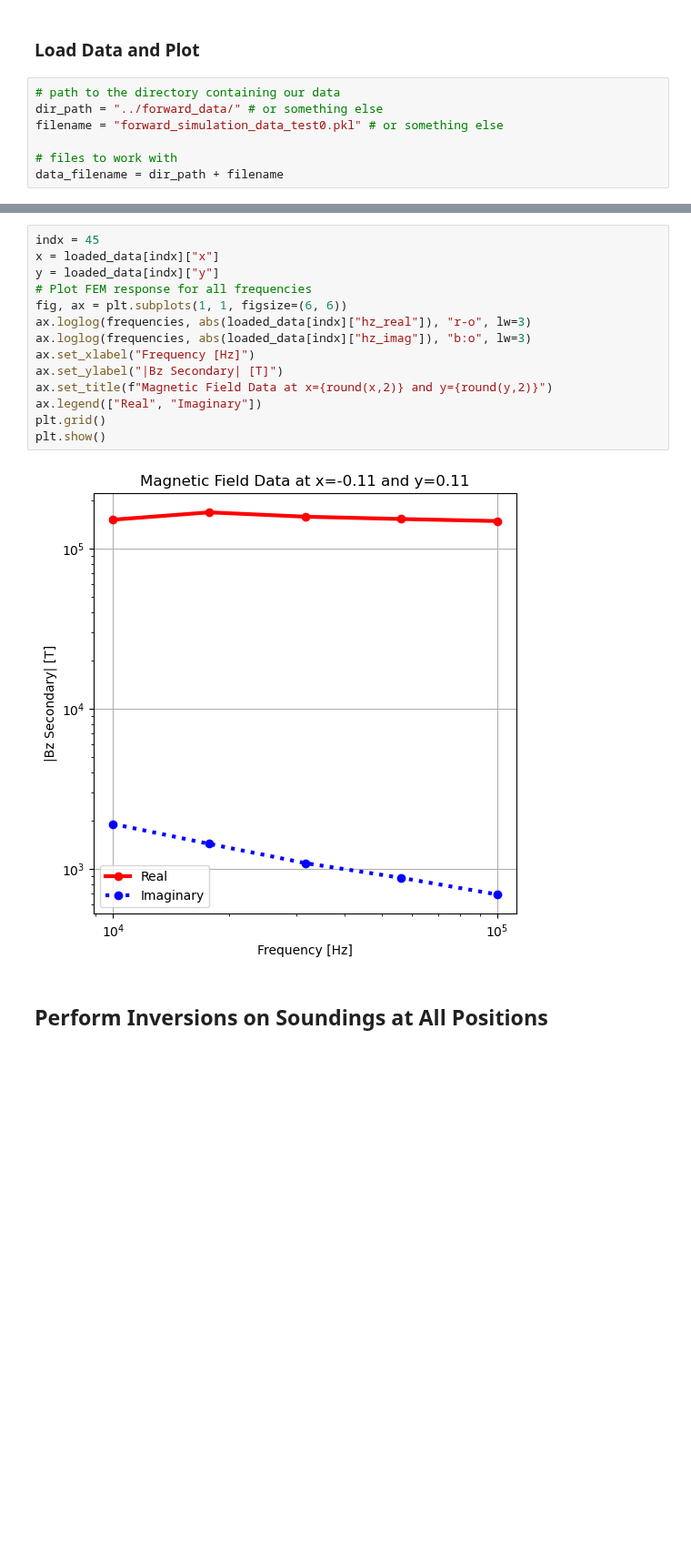
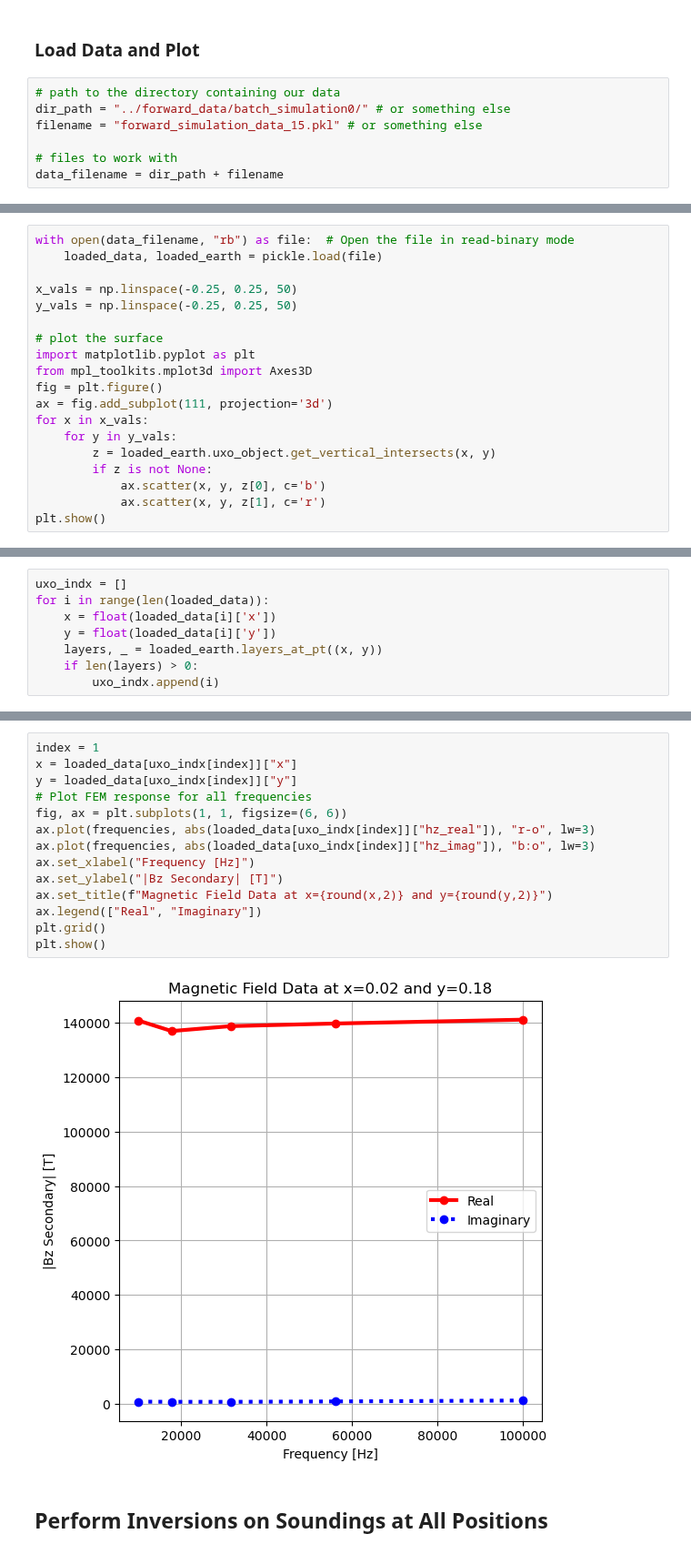
Before and after one commit to matthewhasman/Geophysical-Electromagnetic-Scanner, a Jupyter notebook: UXO_simulation/inversion_simulation_1D.ipynb, the cells around one changed output, grey strips where cells are left out. Shown at 91% size. Drawn from its saved outputs; the diff is of its cells as text; blank space fills up the shorter version.

Commit message:
inversion mode updated for multiple data points

```diff
--- a/UXO_simulation/inversion_simulation_1D.ipynb
+++ b/UXO_simulation/inversion_simulation_1D.ipynb
@@ -14,8 +14,8 @@ from layered_inversion import LayeredInversion
 ### Load Data and Plot
 # %%
 # path to the directory containing our data
-dir_path = "../forward_data/" # or something else
-filename = "forward_simulation_data_test0.pkl" # or something else
+dir_path = "../forward_data/batch_simulation0/" # or something else
+filename = "forward_simulation_data_15.pkl" # or something else
 
 # files to work with
 data_filename = dir_path + filename
@@ -24,0 +22,19 @@ with open(data_filename, "rb") as file:  # Open the file in read-binary mode
+# %%
+with open(data_filename, "rb") as file:  # Open the file in read-binary mode
+    loaded_data, loaded_earth = pickle.load(file)
+
+x_vals = np.linspace(-0.25, 0.25, 50)
+y_vals = np.linspace(-0.25, 0.25, 50)
+
+# plot the surface
+import matplotlib.pyplot as plt
+from mpl_toolkits.mplot3d import Axes3D
+fig = plt.figure()
+ax = fig.add_subplot(111, projection='3d')
+for x in x_vals:
+    for y in y_vals:
+        z = loaded_earth.uxo_object.get_vertical_intersects(x, y)
+        if z is not None:
+            ax.scatter(x, y, z[0], c='b')
+            ax.scatter(x, y, z[1], c='r')
+plt.show()
@@ -24,0 +43,8 @@ with open(data_filename, "rb") as file:  # Open the file in read-binary mode
+# %%
+uxo_indx = []
+for i in range(len(loaded_data)):
+    x = float(loaded_data[i]['x'])
+    y = float(loaded_data[i]['y'])
+    layers, _ = loaded_earth.layers_at_pt((x, y))
+    if len(layers) > 0:
+        uxo_indx.append(i)
@@ -31,20 +60,20 @@ soil_conductivity = 0.01 # estimated soil conductivity
 frequencies  = loaded_data[0]['frequencies']
 # %%
-indx = 45
-x = loaded_data[indx]["x"]
-y = loaded_data[indx]["y"]
+index = 1
+x = loaded_data[uxo_indx[index]]["x"]
+y = loaded_data[uxo_indx[index]]["y"]
 # Plot FEM response for all frequencies
 fig, ax = plt.subplots(1, 1, figsize=(6, 6))
-ax.loglog(frequencies, abs(loaded_data[indx]["hz_real"]), "r-o", lw=3)
-ax.loglog(frequencies, abs(loaded_data[indx]["hz_imag"]), "b:o", lw=3)
+ax.plot(frequencies, abs(loaded_data[uxo_indx[index]]["hz_real"]), "r-o", lw=3)
+ax.plot(frequencies, abs(loaded_data[uxo_indx[index]]["hz_imag"]), "b:o", lw=3)
 ax.set_xlabel("Frequency [Hz]")
 ax.set_ylabel("|Bz Secondary| [T]")
 ax.set_title(f"Magnetic Field Data at x={round(x,2)} and y={round(y,2)}")
 ax.legend(["Real", "Imaginary"])
 plt.grid()
 plt.show()
 # %% [output]
-[figure, old version]
+[figure, new version]
 # %% [markdown]
 ## Perform Inversions on Soundings at All Positions
 # %%
```
Also changed, not shown: parts of 11 cells of this notebook, 2 other files.
